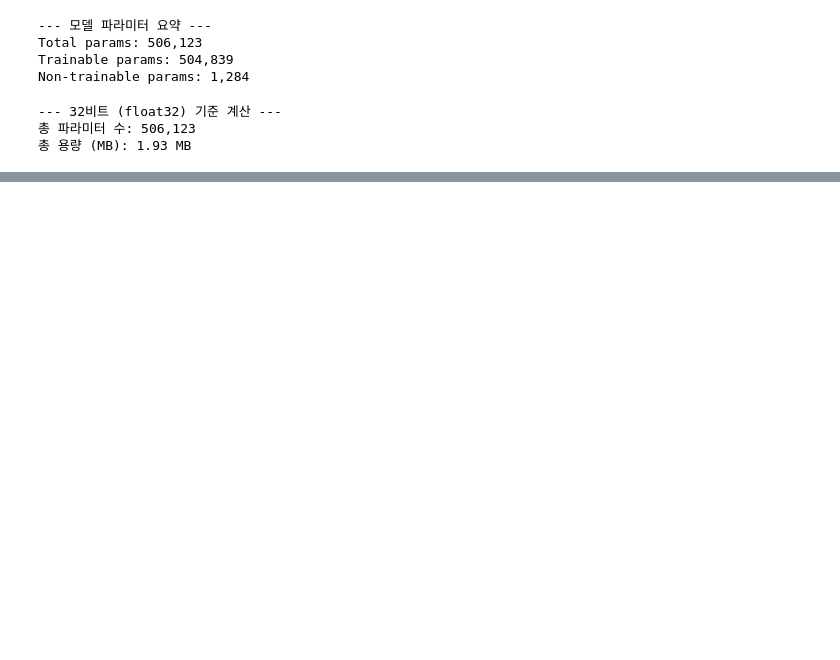
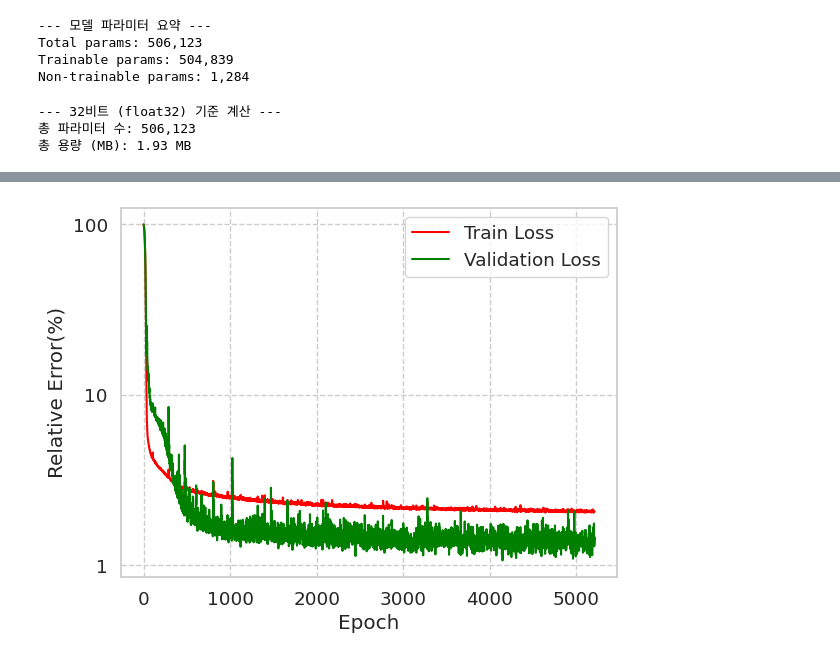
Before and after one commit to jinbeomjeong/estimate_venturi_pump_flow, a Jupyter notebook: create_estmation_flow_model.ipynb, the cells around one changed output, grey strips where cells are left out. Saved outputs shown, nothing was run; the diff lists cells and outputs as text; code cells hidden in the pictures; blank space fills up the shorter version.

```diff
--- a/create_estmation_flow_model.ipynb
+++ b/create_estmation_flow_model.ipynb
@@ -270,18 +359,20 @@ ax1.yaxis.set_major_formatter(formatter)
 # %%
 sns.set_theme(font_scale=1.2)
 sns.set_style('whitegrid', {'grid.linestyle': '--'})
 
 ax1 = sns.lineplot(x=np.arange(0, len(mean_abs_per_loss_df)), y=mean_abs_per_loss_df, label='Train Loss', color='red')
 ax2 = sns.lineplot(x=np.arange(0, len(val_mean_abs_per_loss_df)), y=val_mean_abs_per_loss_df, label='Validation Loss', color='green')
 
 plt.xlabel('Epoch')
 
-#plt.yscale('log')
+plt.yscale('log')
 #plt.ylim(10, 100)
 plt.ylabel('Relative Error(%)')
 
 formatter = FuncFormatter(lambda y, pos: f'{y:.0f}')
 ax1.yaxis.set_major_formatter(formatter)
+# %% [output]
+[figure, added]
 # %%
 fig, ax1 = plt.subplots()
 
```
Also changed, not shown: parts of 12 cells of this notebook, 9 other files.
